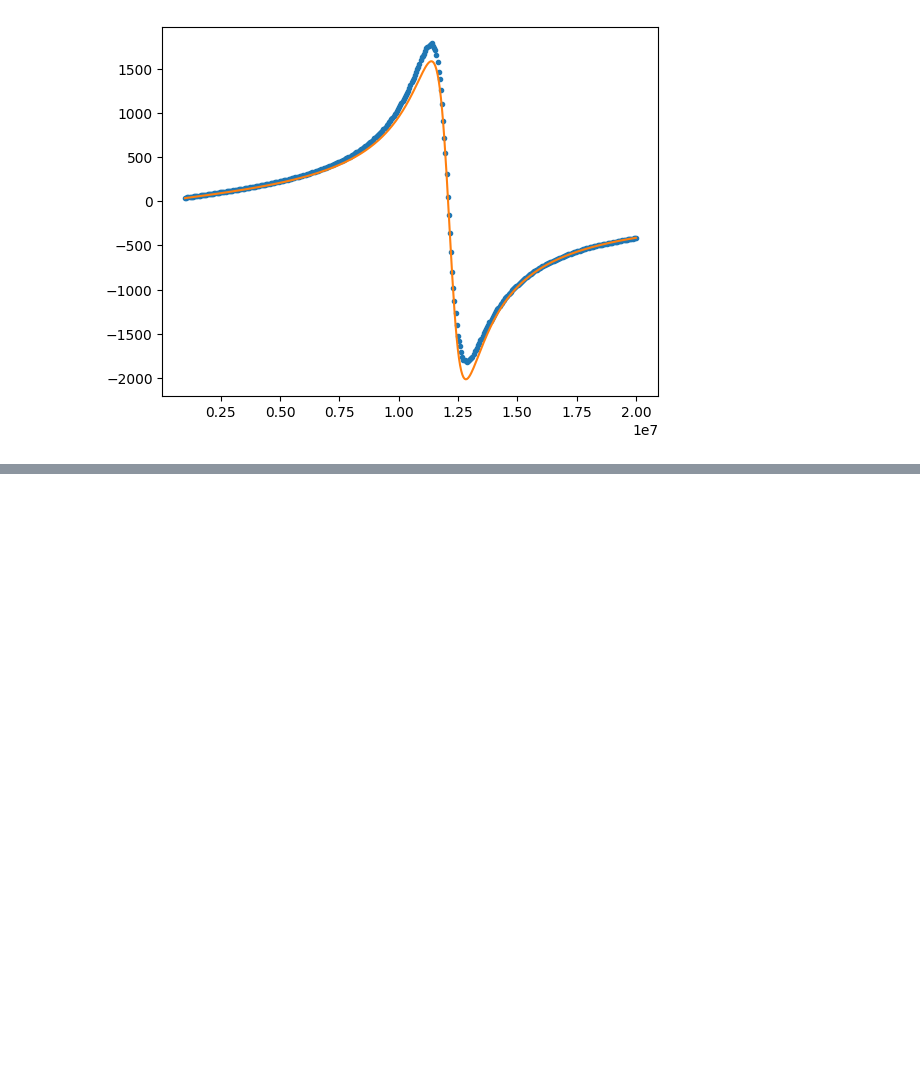
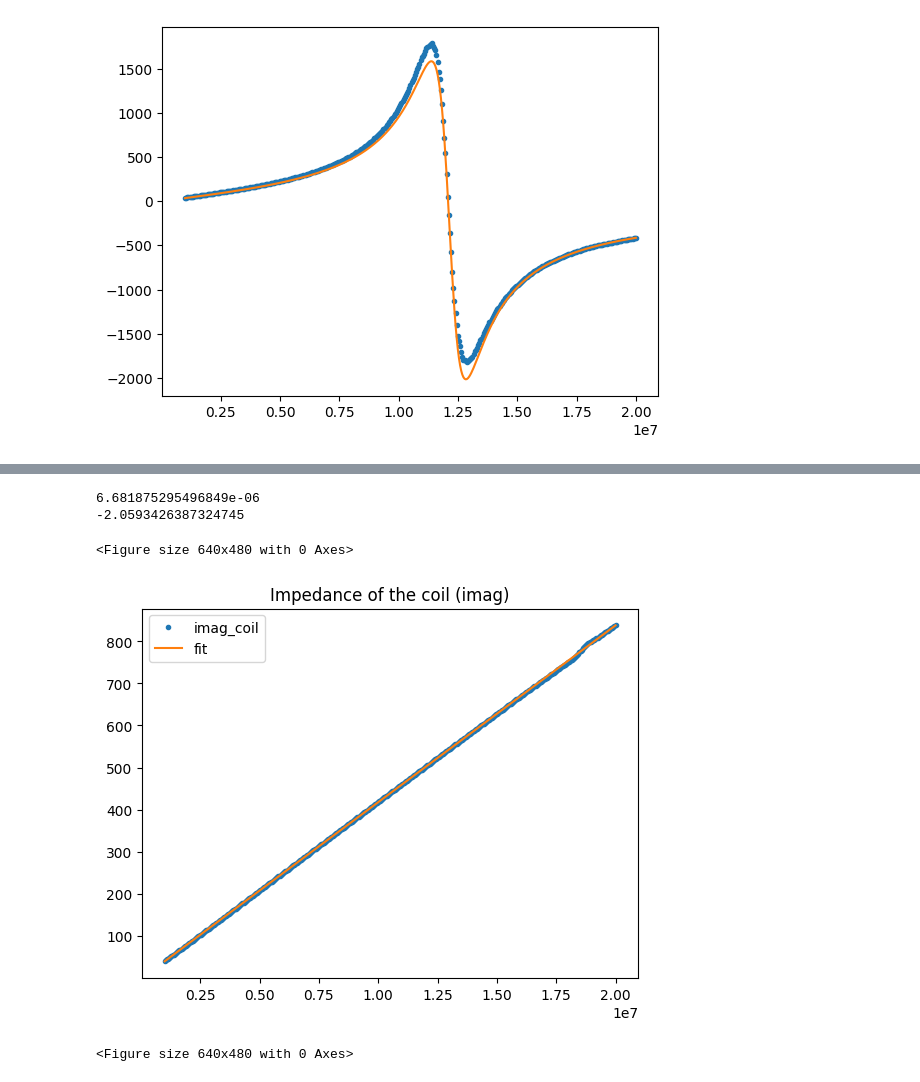
Before and after one commit to tyaxm/cyclotron, a Jupyter notebook: src/RLC_with_stray.ipynb, the cells around one changed output, grey strips where cells are left out. Drawn from its saved outputs; the diff is of its cells as text; code cells hidden in the pictures; blank space fills up the shorter version.

```diff
--- a/src/RLC_with_stray.ipynb
+++ b/src/RLC_with_stray.ipynb
@@ -303,0 +382,16 @@ plt.plot(freq,zmodel.L_stray_imag(freq,*popt))
+# %%
+popt,pcov = curve_fit(zmodel.linear,freq,Z_coil.imag)
+print(popt[0]/(2 * np.pi))
+print(popt[1])
+
+plt.plot(freq,Z_coil.imag,'.',label='imag_coil')
+plt.plot(freq,zmodel.linear(freq,*popt), label = 'fit')
+plt.legend()
+plt.title('Impedance of the coil (imag)')
+plt.figure()
+# %% [output]
+6.681875295496849e-06
+-2.0593426387324745
+<Figure size 640x480 with 0 Axes>
+[figure, added]
+<Figure size 640x480 with 0 Axes>
```
Also changed, not shown: parts of 6 cells of this notebook, 2 other files.
